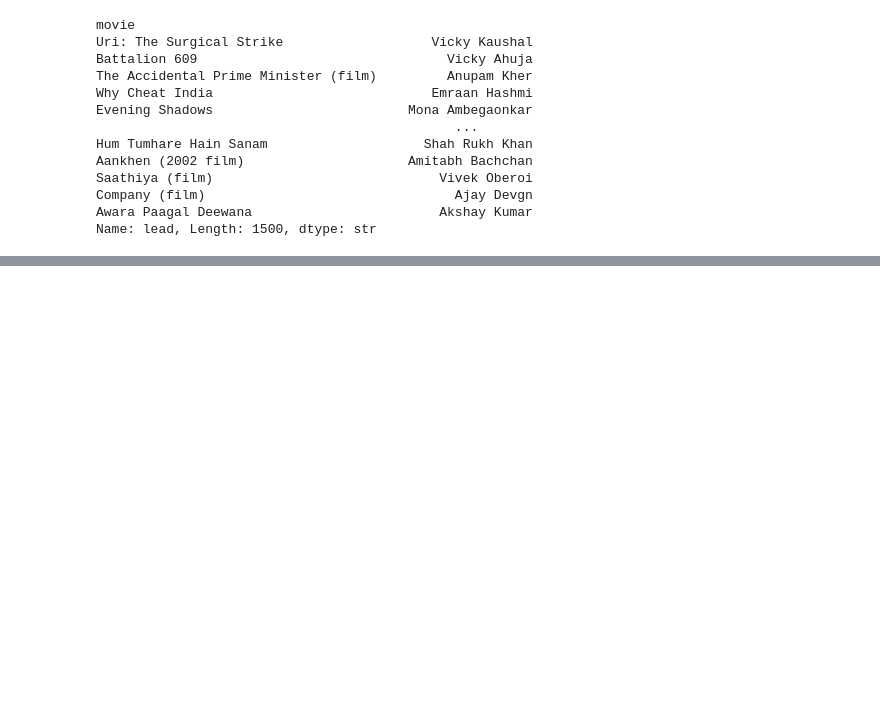
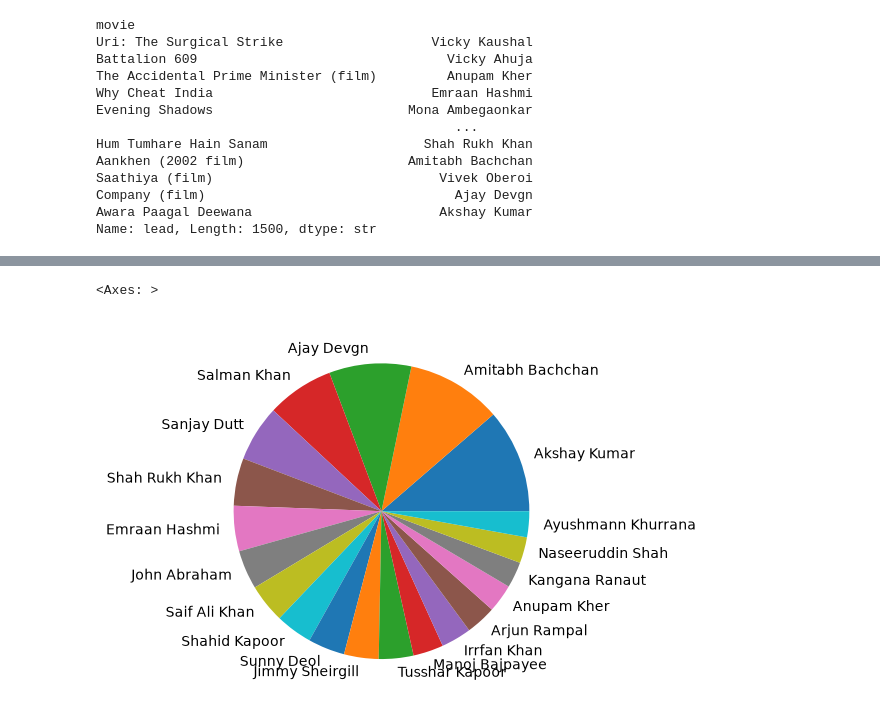
Before and after one commit to rajjadav007/Ai_learning-, a Jupyter notebook: Pandas/1st video.ipynb, the cells around one changed output, grey strips where cells are left out. Cells and saved outputs as stored; diff of their text form; code cells hidden in the pictures; blank space fills up the shorter version.

```diff
--- a/Pandas/1st video.ipynb
+++ b/Pandas/1st video.ipynb
@@ -142,0 +403,4 @@ Name: lead, Length: 1500, dtype: str
+# %%
+movies['Aankhen (2002 film)']="sharukh Khan"
+
+movies
@@ -142,0 +576,5 @@ Name: lead, Length: 1500, dtype: str
+# %%
+movies.value_counts().head(20).plot(kind='pie')
+# %% [output]
+<Axes: >
+[figure, added]
```
Also changed, not shown: parts of 45 cells of this notebook, 2 other files.
